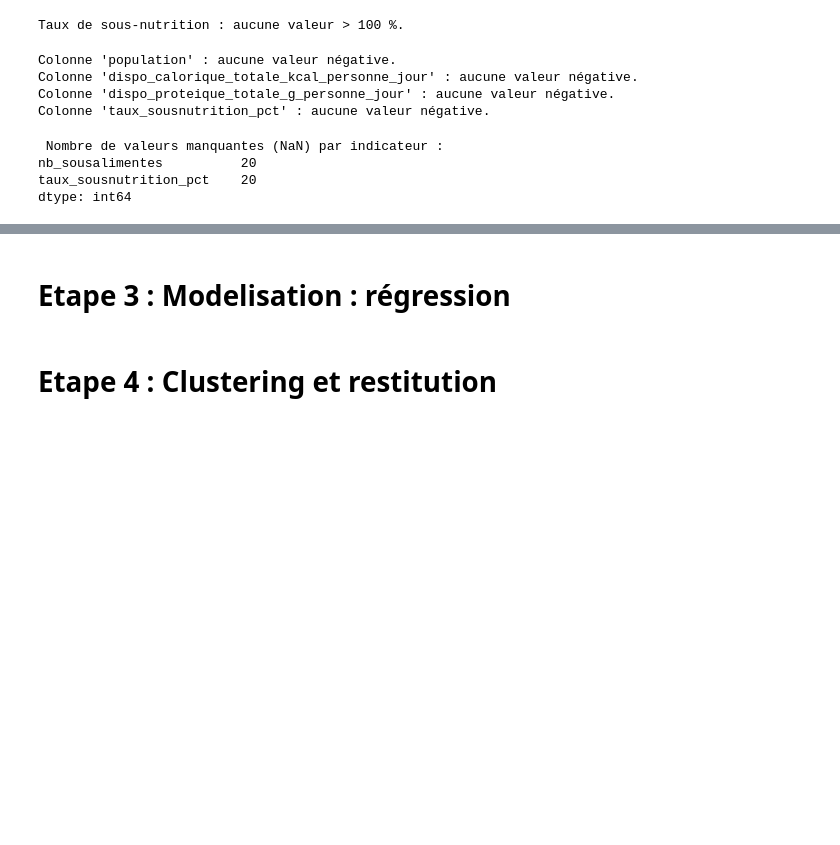
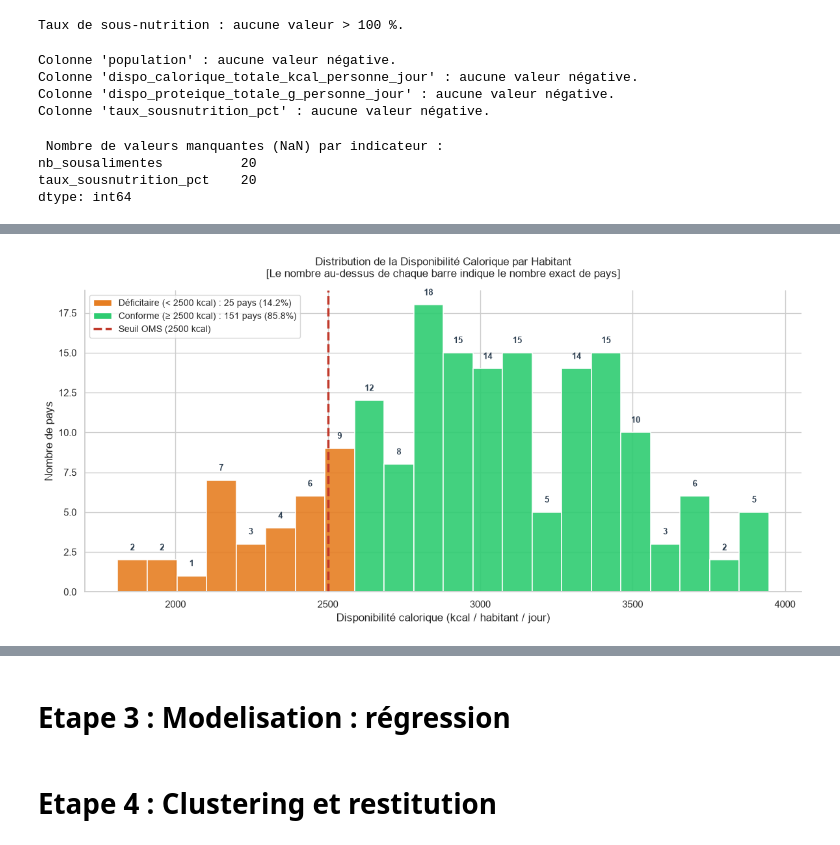
Before and after one commit to LalouhC/FAO_Datalab, a Jupyter notebook: notebooks/Analyse_FAO.ipynb, the cells around one changed output, grey strips where cells are left out. Drawn from its saved outputs; the diff is of its cells as text; code cells hidden in the pictures; blank space fills up the shorter version.

Commit message:
docs(eda) : finalisation de la section EDA avec ananalyse bivariées, test, cartographie et synthèse

```diff
--- a/notebooks/Analyse_FAO.ipynb
+++ b/notebooks/Analyse_FAO.ipynb
@@ -12,8 +12,12 @@ import numpy as np
 
 import matplotlib.pyplot as plt
 import seaborn as sns
-
+import plotly.express as px
+import country_converter as coco
 import scipy.stats as stats
+import scipy.stats as spearmanr
+from scipy.stats import f_oneway
+from scipy.stats import chi2_contingency
 
 from sklearn.model_selection import cross_val_score
 from sklearn.linear_model import LinearRegression
@@ -24,6 +28,8 @@ from sklearn.preprocessing import StandardScaler
 pd.set_option('display.max_columns', None)
 pd.set_option('display.max_colwidth', None)
 sns.set_theme(style="whitegrid")
+plt.rcParams["figure.figsize"] = (10, 6)
+plt.rcParams["font.family"] = "sans-serif"
 # %% [markdown]
 **B. Importation des datasets**
 
@@ -1045,0 +1188,85 @@ dtype: int64
+# %%
+# HISTOGRAMME CHIFFRÉ AVEC EFFECTIFS PAR BARRE
+fig, ax = plt.subplots(figsize=(12, 6))
+
+# Histogramme
+n, bins, patches = ax.hist(
+    df_clean["dispo_calorique_totale_kcal_personne_jour"],
+    bins=22,
+    edgecolor="white",
+    linewidth=1.2,
+    alpha=0.9,
+)
+
+# Coloration conditionnelle des barres
+for i in range(len(patches)):
+    if bins[i] < SEUIL_OMS:
+        patches[i].set_facecolor("#e67e22")  # Orange sous le seuil
+    else:
+        patches[i].set_facecolor("#2ecc71")  # Vert au-dessus
+
+# Ajout des chiffres au-dessus de chaque barre (Effectifs exacts)
+for i in range(len(patches)):
+    count = int(n[i])
+    if count > 0:
+        x_pos = (bins[i] + bins[i + 1]) / 2
+        ax.text(
+            x_pos,
+            count + 0.5,
+            str(count),
+            ha="center",
+            va="bottom",
+            fontsize=9,
+            fontweight="bold",
+            color="#2c3e50",
+        )
+
+# Ligne verticale de seuil
+ax.axvline(
+    SEUIL_OMS,
+    color="#c0392b",
+    linestyle="--",
+    linewidth=2.5,
+    label=f"Seuil OMS ({SEUIL_OMS} kcal)",
+)
+
+# Légende personnalisée chiffrée
+from matplotlib.patches import Patch
+
+legend_elements = [
+    Patch(facecolor="#e67e22", label=label_def),
+    Patch(facecolor="#2ecc71", label=label_conf),
+    plt.Line2D(
+        [0],
+        [0],
+        color="#c0392b",
+        linewidth=2.5,
+        linestyle="--",
+        label=f"Seuil OMS ({SEUIL_OMS} kcal)",
+    ),
+]
+ax.legend(handles=legend_elements, loc="upper left", frameon=True, fontsize=10)
+
+ax.set_title(
+    "Distribution de la Disponibilité Calorique par Habitant\n"
+    "[Le nombre au-dessus de chaque barre indique le nombre exact de pays]",
+    fontsize=12,
+    pad=15,
+)
+ax.set_xlabel("Disponibilité calorique (kcal / habitant / jour)")
+ax.set_ylabel("Nombre de pays")
+sns.despine()
+
+plt.tight_layout()
+plt.show()
+
+
+# LISTE NOMINATIVE DES PAYS SOUS LE SEUIL DE 2500 KCAL
+print(f"LISTE DES {nb_def} PAYS SOUS LE SEUIL OMS (< 2500 kcal/hab/j) :\n")
+pays_sous_seuil = deficitaire[
+    ["Zone", "dispo_calorique_totale_kcal_personne_jour", "taux_sousnutrition_pct"]
+].sort_values("dispo_calorique_totale_kcal_personne_jour")
+
+display(pays_sous_seuil.head(15))
+# %% [output]
+[figure, added]
```
Also changed, not shown: parts of 53 cells of this notebook.
